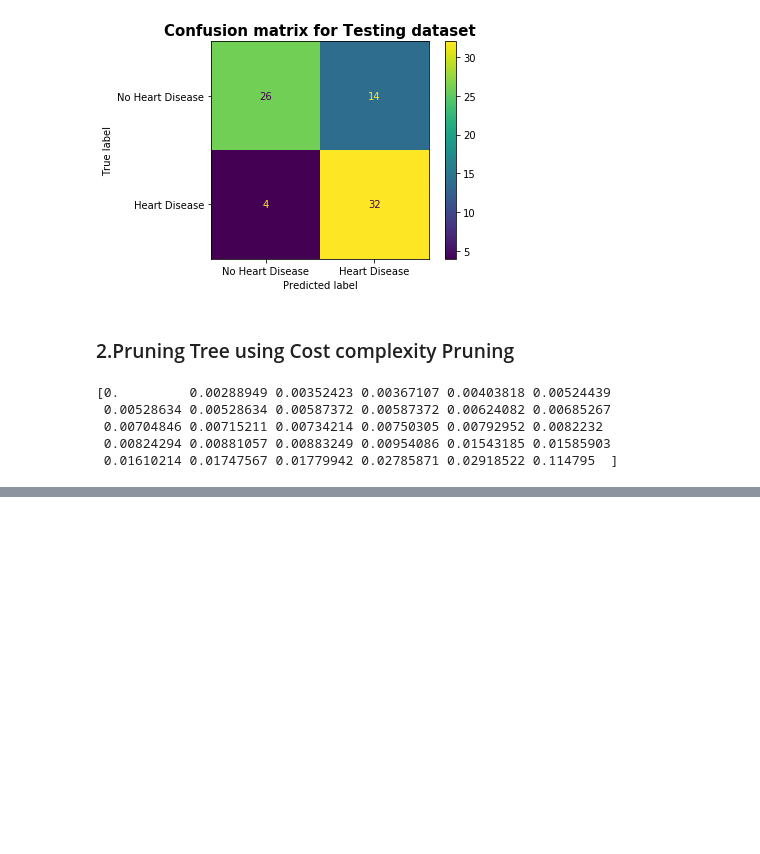
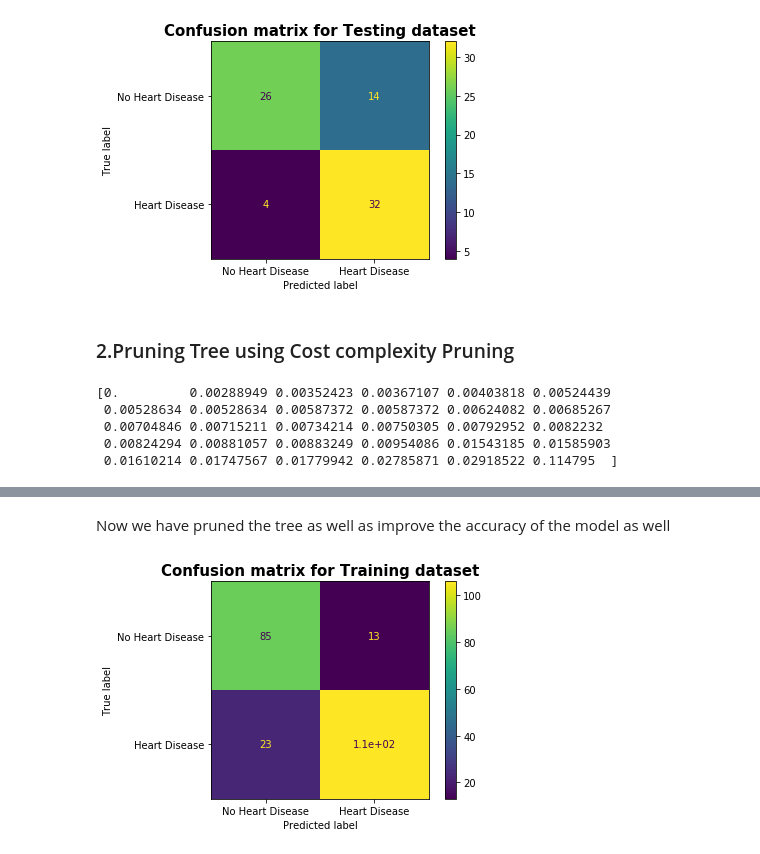
Before and after one commit to vishalbansal-1650/Decision-Tree-Implementation, a Jupyter notebook: pruning/Decision Tree pruning.ipynb, the cells around one changed output, grey strips where cells are left out. Drawn from its saved outputs; the diff is of its cells as text; code cells hidden in the pictures; blank space fills up the shorter version.

```diff
--- a/pruning/Decision Tree pruning.ipynb
+++ b/pruning/Decision Tree pruning.ipynb
@@ -210,0 +303,7 @@ print(ccp_alphas)
+# %% [markdown]
+Now we have pruned the tree as well as improve the accuracy of the model as well
+# %%
+plot_confusion_matrix(pruned_tree,x_train,y_train,display_labels=['No Heart Disease','Heart Disease']);
+plt.title('Confusion matrix for Training dataset',fontsize=15,fontweight='bold');
+# %% [output]
+[figure, added]
```
Also changed, not shown: parts of 15 cells of this notebook.
